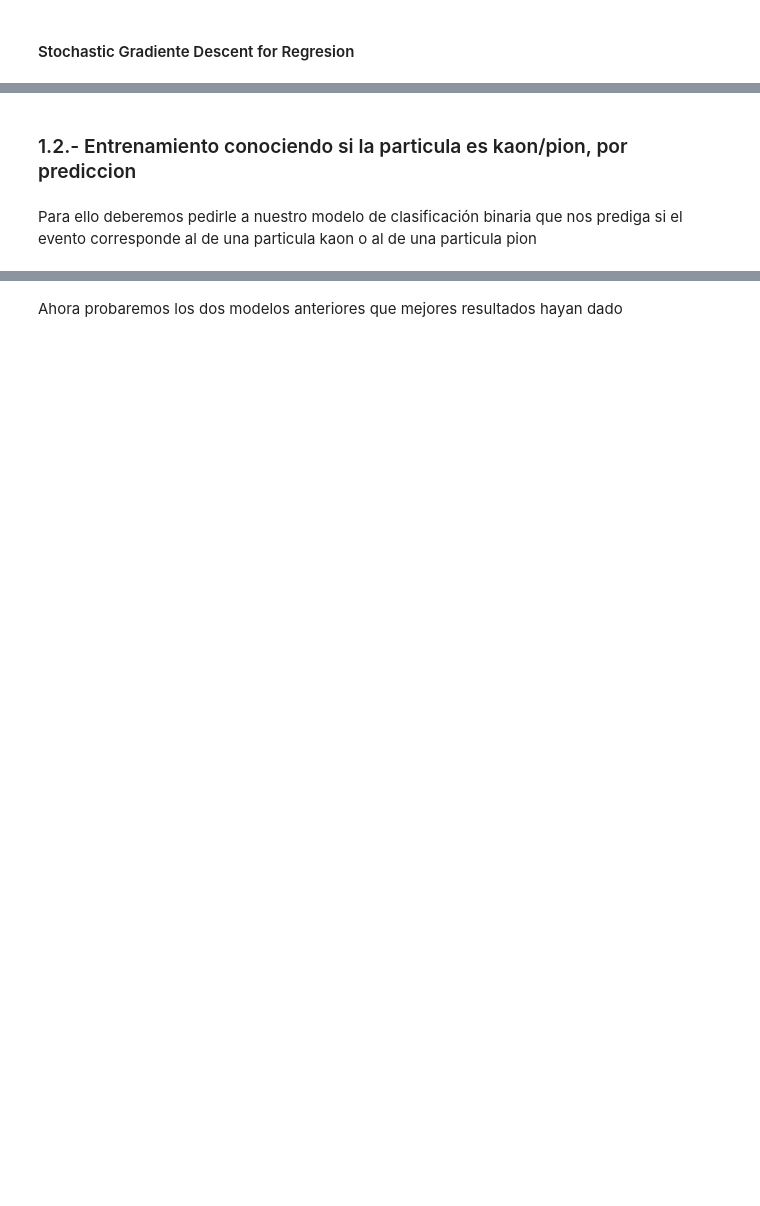
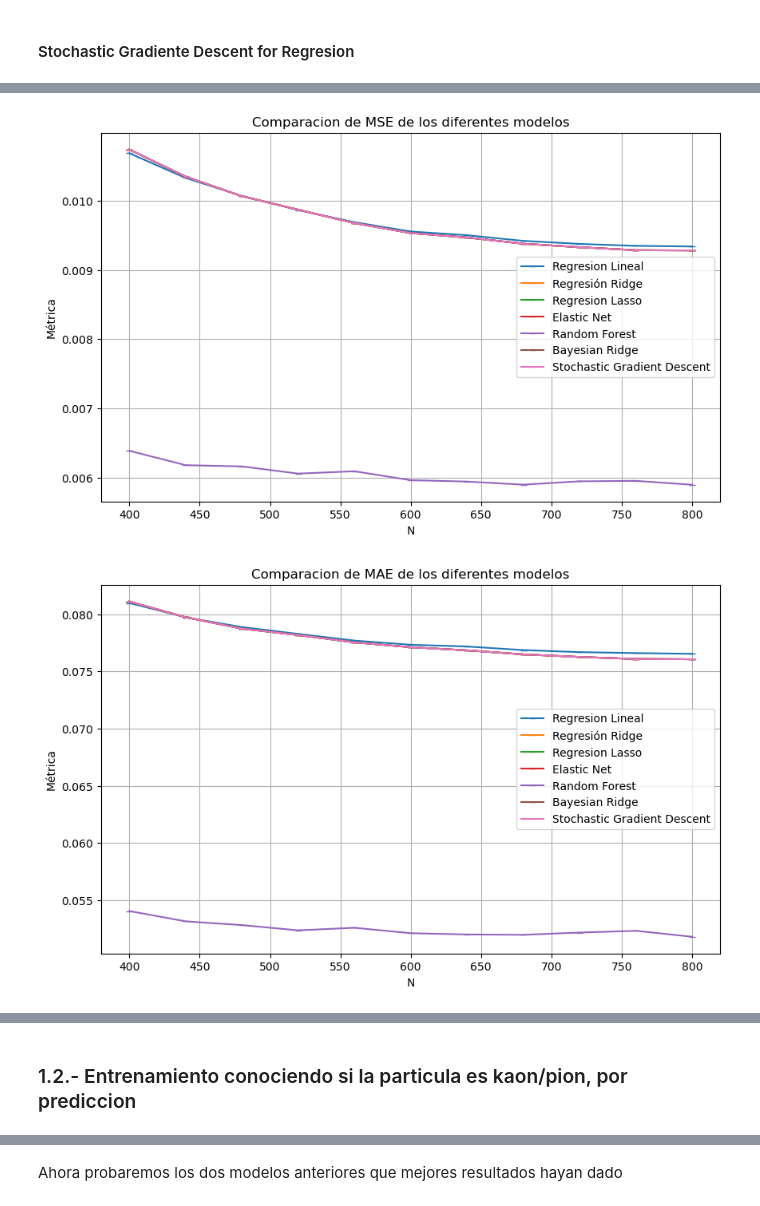
Before and after one commit to ruben-niwe/TFG, a Jupyter notebook: codigos/entrenamiento_regresion.ipynb, the cells around one changed output, grey strips where cells are left out. Saved outputs shown, nothing was run; the diff lists cells and outputs as text; code cells hidden in the pictures; blank space fills up the shorter version.

Commit message:
teminamos entrenamiento de regresión con todos los plots realizado, ya solo quedaria la fase del despliegue final

```diff
--- a/codigos/entrenamiento_regresion.ipynb
+++ b/codigos/entrenamiento_regresion.ipynb
@@ -391,0 +685,4 @@ Valor prededecido 0.5403938243362615
+# %%
+
+model_bayesian_ridge = BayesianRidge(compute_score=True, fit_intercept=True, max_iter=300)
+mse_bayesian, mae_bayesian, r2_bayesian, mse_n_bayesian, mae_n_bayesian, tiempo_bayesian  = metricas_entrenamiento_valores_N(model_ridge, df_train, df_valid, valores_N)
@@ -415,0 +714,4 @@ Valor prededecido -3.818594678633532e+16
+# %%
+
+model_SGD = SGDRegressor(penalty='elasticnet', fit_intercept=False, max_iter=1200, learning_rate='invscaling', warm_start=True)
+mse_sgd, mae_sgd, r2_sgd, mse_n_sgd, mae_n_sgd, tiempo_sgd  = metricas_entrenamiento_valores_N(model_ridge, df_train, df_valid, valores_N)
@@ -415,0 +741,38 @@ Valor prededecido -3.818594678633532e+16
+# %%
+import matplotlib.pyplot as plt
+
+def comparar_metricas_modelos(valores_N, metrica1, metrica2, metrica3, metrica4, metrica5, metrica6, metrica7, titulo):
+    plt.figure(figsize=(10, 6))
+
+    # Graficar las métricas en la misma gráfica
+    plt.plot(valores_N, metrica1, label='Regresion Lineal', marker='_')
+    plt.plot(valores_N, metrica2, label='Regresión Ridge', marker='_')
+    plt.plot(valores_N, metrica3, label='Regresion Lasso', marker='_')
+    plt.plot(valores_N, metrica4, label='Elastic Net', marker='_')
+    plt.plot(valores_N, metrica5, label='Random Forest', marker='_')
+    plt.plot(valores_N, metrica6, label='Bayesian Ridge', marker='_')
+    plt.plot(valores_N, metrica7, label='Stochastic Gradient Descent', marker='_')
+
+
+
+    plt.title('Comparacion de '+titulo+ ' de los diferentes modelos')
+    plt.xlabel('N')
+    plt.ylabel('Métrica')
+    plt.legend()
+    plt.grid(True)
+
+    #min_y = 0.7   # Mínimo del eje Y
+    #max_y = 1   # Máximo del eje Y
+    #plt.ylim(min_y, max_y)
+    #plt.yticks(np.arange(min_y, max_y, 0.05))
+
+    plt.show()
+# %%
+comparar_metricas_modelos(valores_N, mse_regresion_lineal, mse_ridge, mse_lasso, mse_elastic, mse_rf, mse_bayesian, mse_sgd, titulo='MSE')
+comparar_metricas_modelos(valores_N, mae_regresion_lineal, mae_ridge, mae_lasso, mae_elastic, mae_rf, mae_bayesian, mae_sgd, titulo='MAE')
+comparar_metricas_modelos(valores_N, r2_regresion_lineal, r2_ridge, r2_lasso, r2_elastic, r2_rf, r2_bayesian, r2_sgd, titulo='R2')
+comparar_metricas_modelos(valores_N, mse_n_regresion_lineal, mse_n_ridge, mse_n_lasso, mse_n_elastic, mse_n_rf, mse_n_bayesian, mse_n_sgd, titulo='MSE Normalizada')
+comparar_metricas_modelos(valores_N, mae_n_regresion_lineal, mae_n_ridge, mae_n_lasso, mae_n_elastic, mae_n_rf, mae_n_bayesian, mae_n_sgd, titulo='MAE Normalizada')
+# %% [output]
+[figure, added]
+[figure, added]
@@ -416,4 +782,2 @@ Valor prededecido -3.818594678633532e+16
 # %% [markdown]
 ### 1.2.- Entrenamiento conociendo si la particula es kaon/pion, por prediccion
-# %% [markdown]
-Para ello deberemos pedirle a nuestro modelo de clasificación binaria que nos prediga si el evento corresponde al de una particula kaon o al de una particula pion
```
Also changed, not shown: parts of 85 cells of this notebook, 2 other files.
